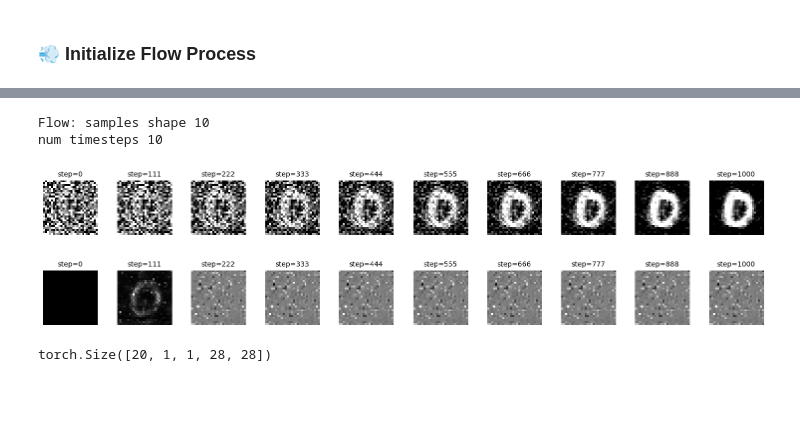
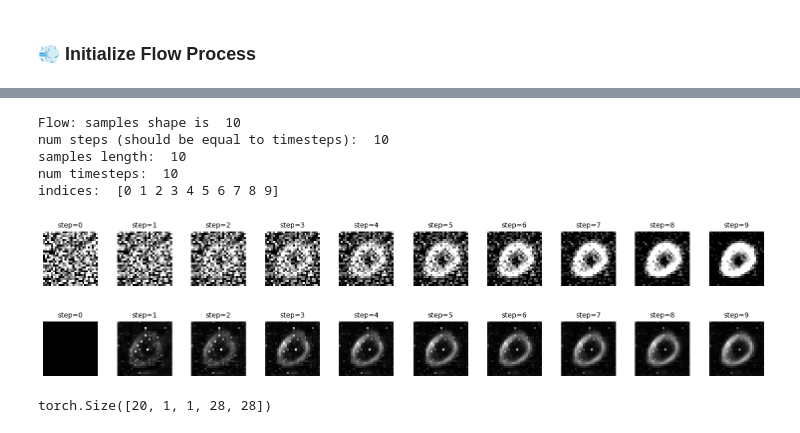
Before and after one commit to Jac-Zac/PML_DL_Final_Project, a Jupyter notebook: notebooks/notebook_llla_flow.ipynb, the cells around one changed output, grey strips where cells are left out. Cells and saved outputs as stored; diff of their text form; code cells hidden in the pictures; blank space fills up the shorter version.

```diff
--- a/notebooks/notebook_llla_flow.ipynb
+++ b/notebooks/notebook_llla_flow.ipynb
@@ -191,7 +191,7 @@ class UQFlowMatching(FlowMatching):
             x_succ_mean = x_t_mean + dt * v_mean
 
             # Variance
-            x_succ_var = x_t_var + dt**2 * v_var + dt * cov_t
+            x_succ_var = x_t_var + dt**2 * v_var #+ 2 * dt * cov_t
 
             if i < 1:
               # Covariance estimation with Monte Carlo
@@ -426,33 +443,36 @@ def plot_image_uncertainty_grid(
 # %%
 from PIL import Image
 
 num_intermediate = 10
+max_steps = 10
 
 all_samples_grouped, uncertainties = plot_image_uncertainty_grid(
         laplace_model,
         flow,
         num_intermediate=num_intermediate,
         n=1,
-        max_steps=max_steps,
+        total_steps=max_steps,
         save_dir=save_dir,
         device=device,
         num_classes=num_classes,
         cov_num_sample=15,
     )
-
 
 # Display samples grid
 out_path_img = os.path.join(save_dir, "all_samples_grid.png")
 display(Image.open(out_path_img))
 
 # Display uncertainties grid
 out_path_unc = os.path.join(save_dir, "all_uncertainties_grid.png")
 display(Image.open(out_path_unc))
 # %% [output]
-Flow: samples shape 10
-num timesteps 10
+Flow: samples shape is  10
+num steps (should be equal to timesteps):  10
+samples length:  10
+num timesteps:  10
+indices:  [0 1 2 3 4 5 6 7 8 9]
-[figure, old version]
+[figure, new version]
-[figure, old version]
+[figure, new version]
 # %%
 print(uncertainties.shape)
 # %% [output]
```
Also changed, not shown: parts of 2 cells of this notebook.
